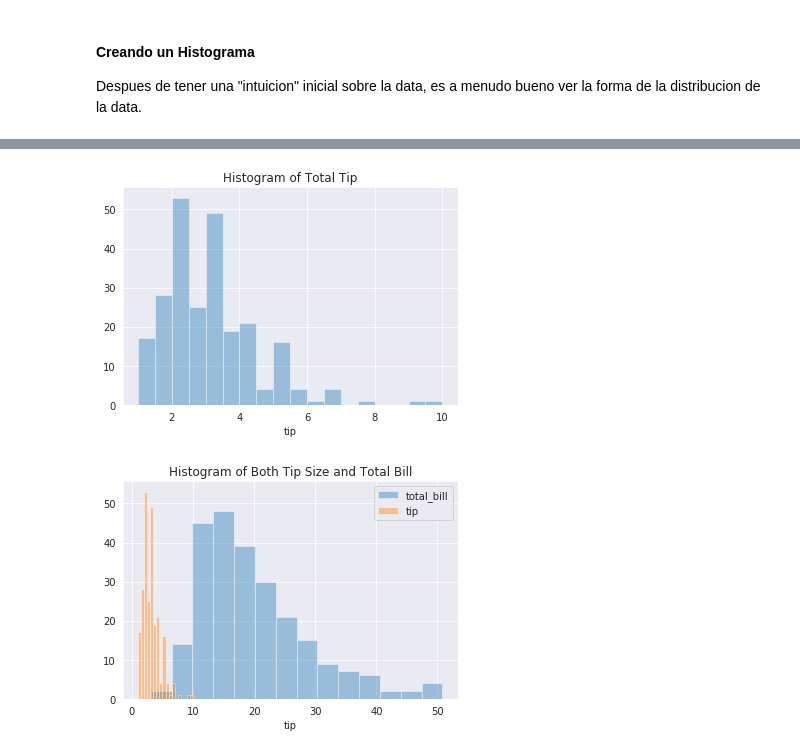
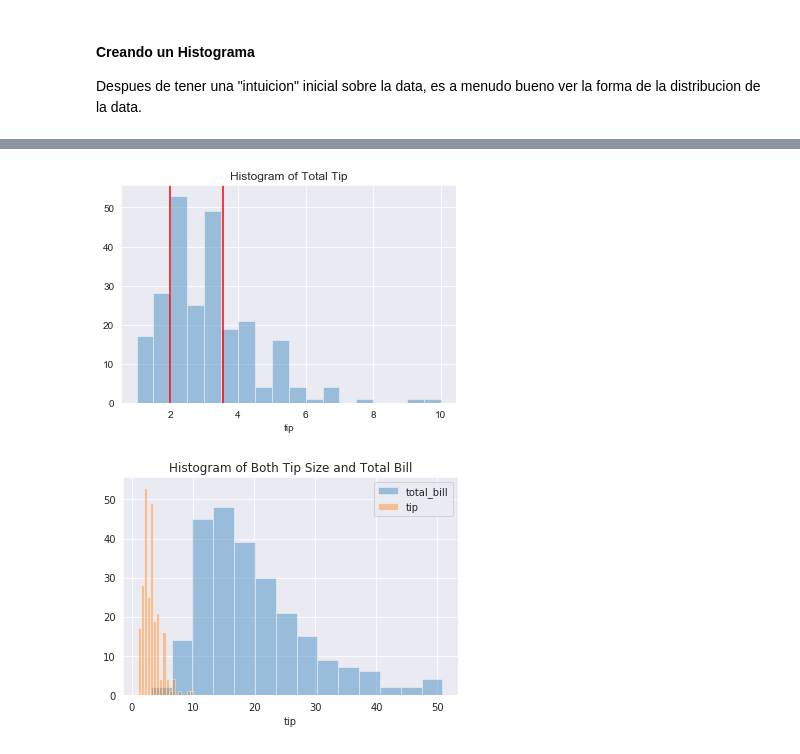
Before and after one commit to 0xpantera/uvg-masters-statistics, a Jupyter notebook: practice/tablas_histogramas_boxplots.ipynb, the cells around one changed output, grey strips where cells are left out. Saved outputs shown, nothing was run; the diff lists cells and outputs as text; code cells hidden in the pictures.

```diff
--- a/practice/tablas_histogramas_boxplots.ipynb
+++ b/practice/tablas_histogramas_boxplots.ipynb
@@ -59,9 +76,14 @@ plt.show()
+# %%
+q1 = tips_data.tip.describe()["25%"]
+q3 = tips_data.tip.describe()["75%"]
 # %%
 # Plot a histogram of the Tips only
 sns.distplot(tips_data["tip"], kde = False).set_title("Histogram of Total Tip")
+plt.axvline(q1, color="red")
+plt.axvline(q3, color="red")
 plt.show()
 # %% [output]
-[figure, old version]
+[figure, new version]
 # %%
 # Plot a histogram of both the total bill and the tips'
 sns.distplot(tips_data["total_bill"],
```
Also changed, not shown: parts of 6 cells of this notebook, 1 other file.
